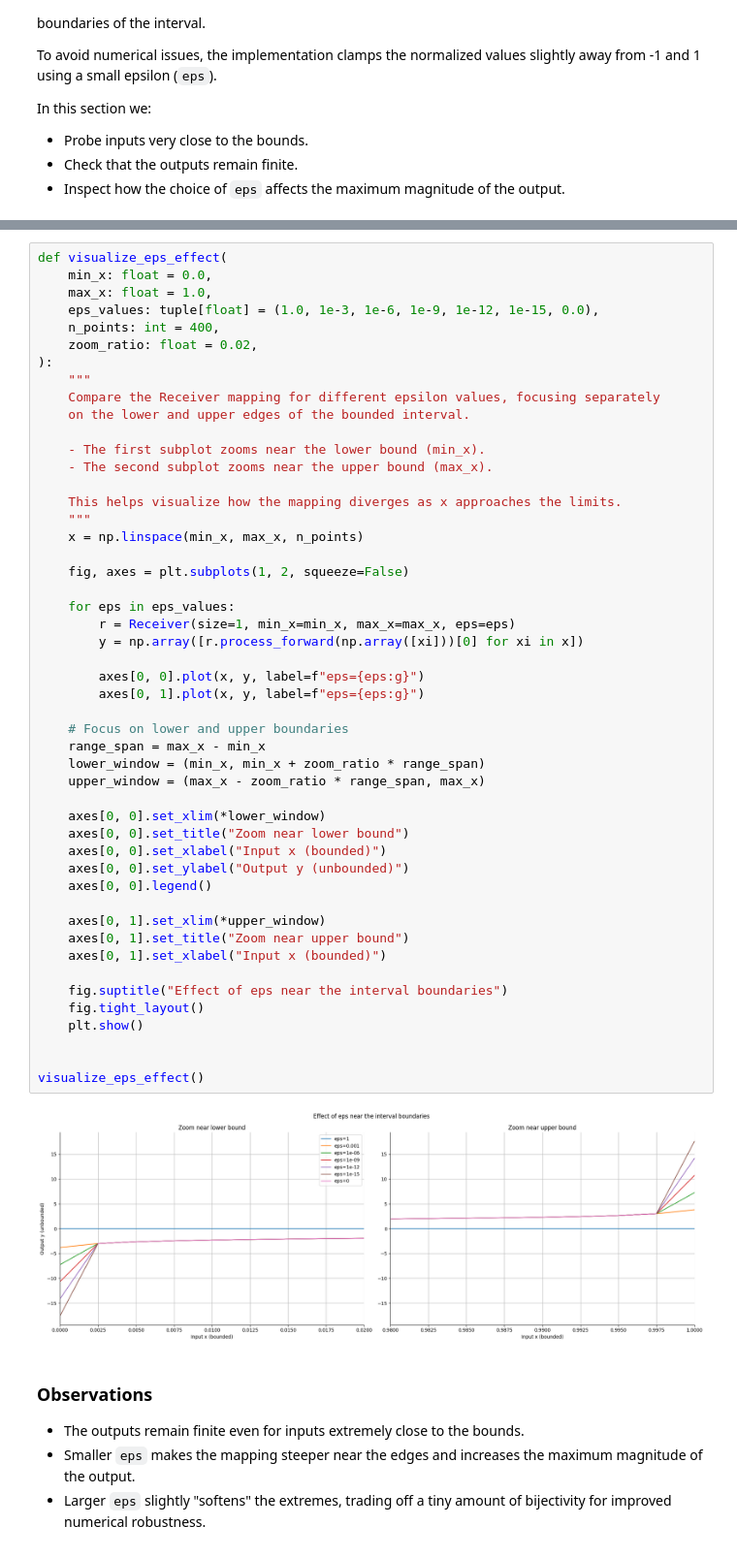
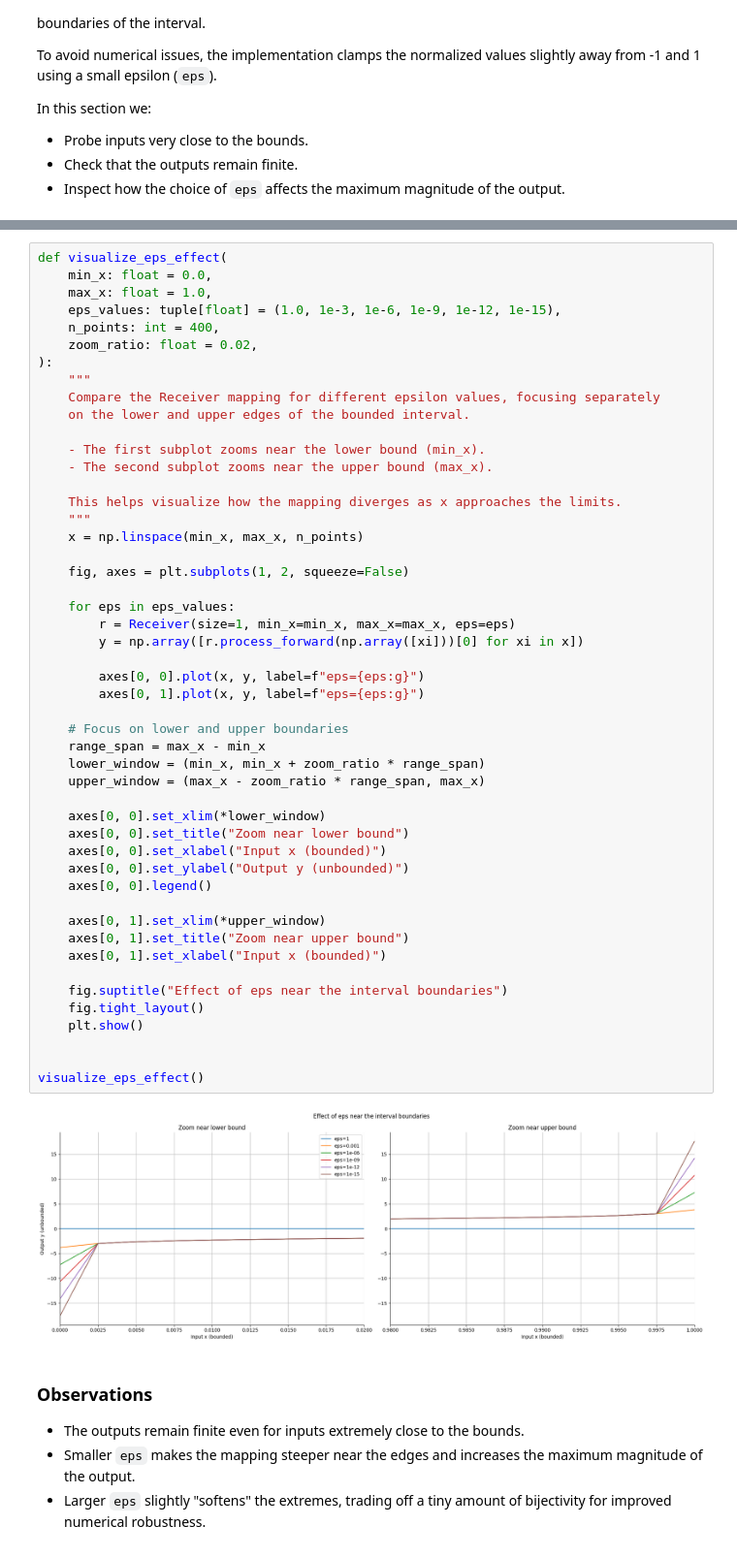
Before and after one commit to theconsmind/jacinta, a Jupyter notebook: eval/nodes/Receiver.ipynb, the cells around one changed output, grey strips where cells are left out. Shown: that part at 97% size. Cells and saved outputs as stored; diff of their text form.

```diff
--- a/eval/nodes/Receiver.ipynb
+++ b/eval/nodes/Receiver.ipynb
@@ -254,7 +253,7 @@ Dimension 0 with bounds [0.0, 1.0]
 def visualize_eps_effect(
     min_x: float = 0.0,
     max_x: float = 1.0,
-    eps_values: tuple[float] = (1.0, 1e-3, 1e-6, 1e-9, 1e-12, 1e-15, 0.0),
+    eps_values: tuple[float] = (1.0, 1e-3, 1e-6, 1e-9, 1e-12, 1e-15),
     n_points: int = 400,
     zoom_ratio: float = 0.02,
 ):
@@ -273,34 +272,34 @@ def visualize_eps_effect(
 
     for eps in eps_values:
         r = Receiver(size=1, min_x=min_x, max_x=max_x, eps=eps)
         y = np.array([r.process_forward(np.array([xi]))[0] for xi in x])
 
         axes[0, 0].plot(x, y, label=f"eps={eps:g}")
         axes[0, 1].plot(x, y, label=f"eps={eps:g}")
 
     # Focus on lower and upper boundaries
     range_span = max_x - min_x
     lower_window = (min_x, min_x + zoom_ratio * range_span)
     upper_window = (max_x - zoom_ratio * range_span, max_x)
 
     axes[0, 0].set_xlim(*lower_window)
     axes[0, 0].set_title("Zoom near lower bound")
     axes[0, 0].set_xlabel("Input x (bounded)")
     axes[0, 0].set_ylabel("Output y (unbounded)")
     axes[0, 0].legend()
 
     axes[0, 1].set_xlim(*upper_window)
     axes[0, 1].set_title("Zoom near upper bound")
     axes[0, 1].set_xlabel("Input x (bounded)")
 
     fig.suptitle("Effect of eps near the interval boundaries")
     fig.tight_layout()
     plt.show()
 
 
 visualize_eps_effect()
 # %% [output]
-[figure, old version]
+[figure, new version]
 # %% [markdown]
 ### Observations
 
```
Also changed, not shown: parts of 2 cells of this notebook.
